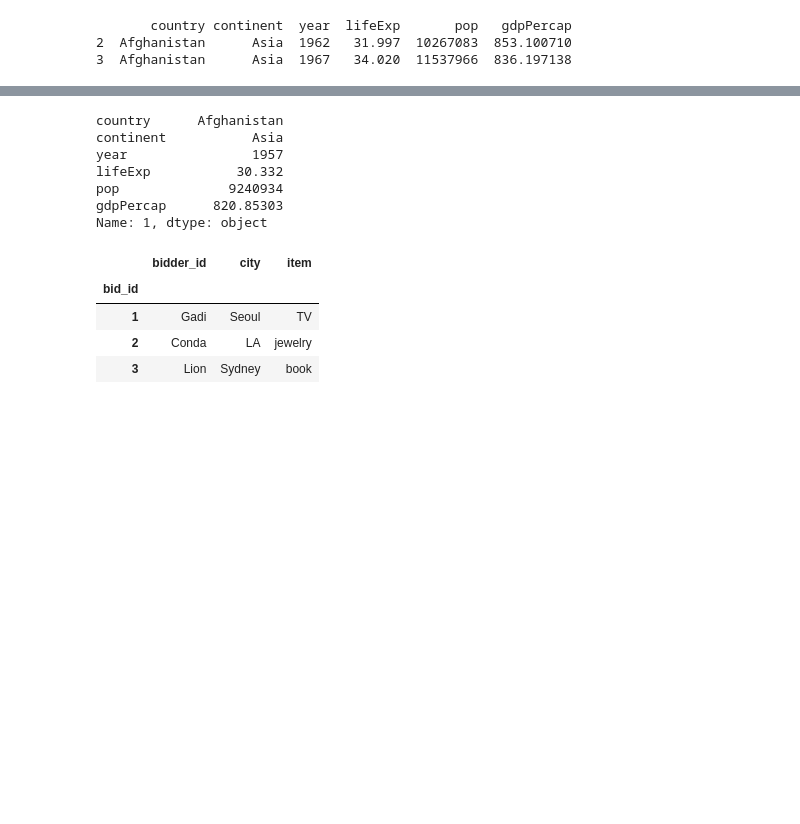
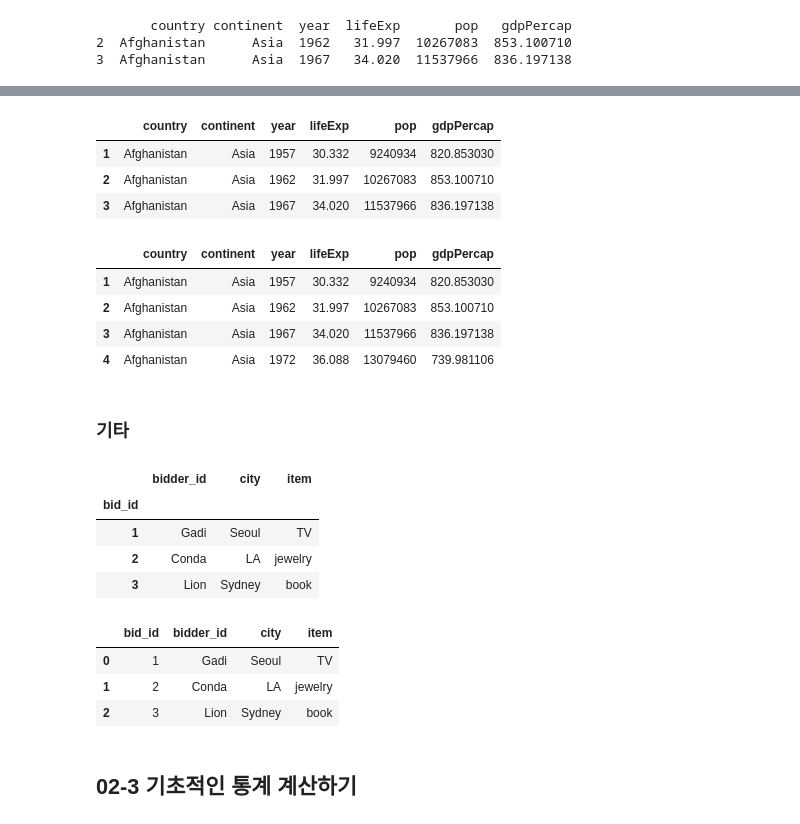
Before and after one commit to countifs/fork-doit_pandas, a Jupyter notebook: practice/02. 판다시 시작하기.ipynb, the cells around one changed output, grey strips where cells are left out. Saved outputs shown, nothing was run; the diff lists cells and outputs as text; code cells hidden in the pictures; blank space fills up the shorter version.

```diff
--- a/practice/02. 판다시 시작하기.ipynb
+++ b/practice/02. 판다시 시작하기.ipynb
@@ -401,13 +455,20 @@ print(subset.head())
+# %%
+df.iloc[1:4]
+# %% [output]
+|  | country | continent | year | lifeExp | pop | gdpPercap |
+| 1 | Afghanistan | Asia | 1957 | 30.332 | 9240934 | 820.853030 |
+| 2 | Afghanistan | Asia | 1962 | 31.997 | 10267083 | 853.100710 |
+| 3 | Afghanistan | Asia | 1967 | 34.020 | 11537966 | 836.197138 |
 # %%
-df.loc[1]
+df.loc[1:4]
 # %% [output]
-country      Afghanistan
-continent           Asia
-year                1957
-lifeExp           30.332
-pop              9240934
-gdpPercap      820.85303
-Name: 1, dtype: object
+|  | country | continent | year | lifeExp | pop | gdpPercap |
+| 1 | Afghanistan | Asia | 1957 | 30.332 | 9240934 | 820.853030 |
+| 2 | Afghanistan | Asia | 1962 | 31.997 | 10267083 | 853.100710 |
+| 3 | Afghanistan | Asia | 1967 | 34.020 | 11537966 | 836.197138 |
+| 4 | Afghanistan | Asia | 1972 | 36.088 | 13079460 | 739.981106 |
+# %% [markdown]
+### 기타
 # %%
 df2 = pd.DataFrame(
     { "bid_id": [1, 2, 3],
@@ -422,3 +483,17 @@ df2
 | 1 | Gadi | Seoul | TV |
 | 2 | Conda | LA | jewelry |
 | 3 | Lion | Sydney | book |
+# %%
+df3 = pd.DataFrame(
+    { "bid_id": [1, 2, 3],
+     "bidder_id": ["Gadi", "Conda", "Lion"],
+     "city": ["Seoul", "LA", "Sydney"],
+     "item": ["TV", "jewelry", "book"]})
+df3
+# %% [output]
+|  | bid_id | bidder_id | city | item |
+| 0 | 1 | Gadi | Seoul | TV |
+| 1 | 2 | Conda | LA | jewelry |
+| 2 | 3 | Lion | Sydney | book |
+# %% [markdown]
+## 02-3 기초적인 통계 계산하기
```
Also changed, not shown: parts of 12 cells of this notebook.
